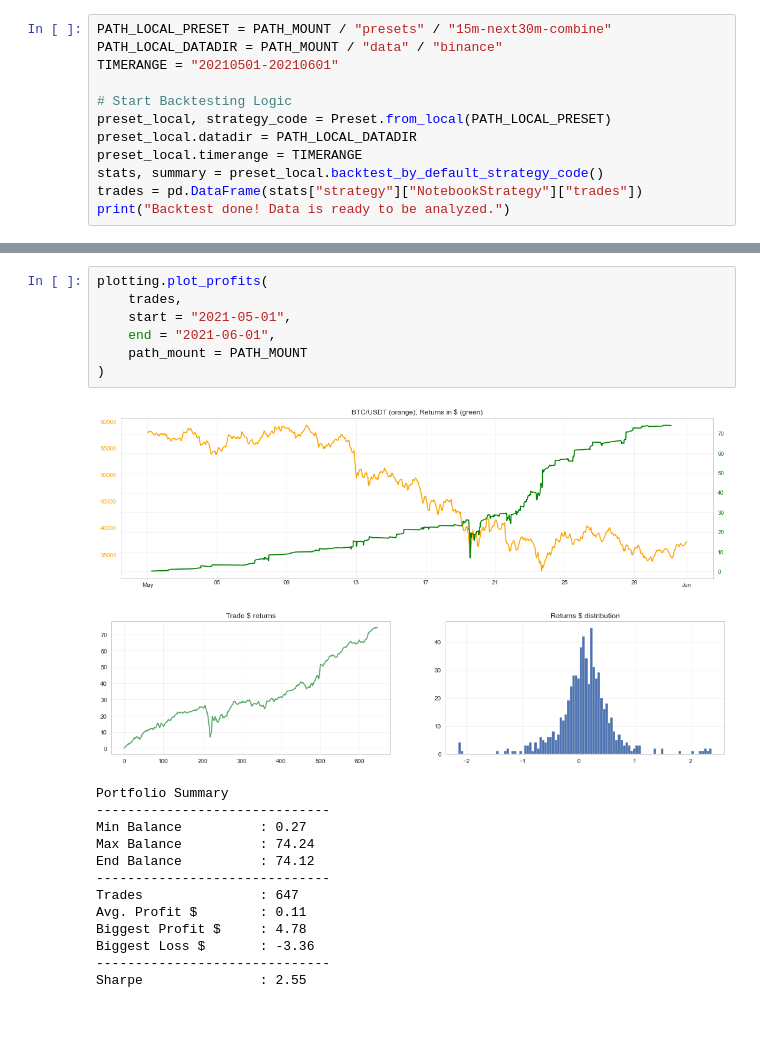
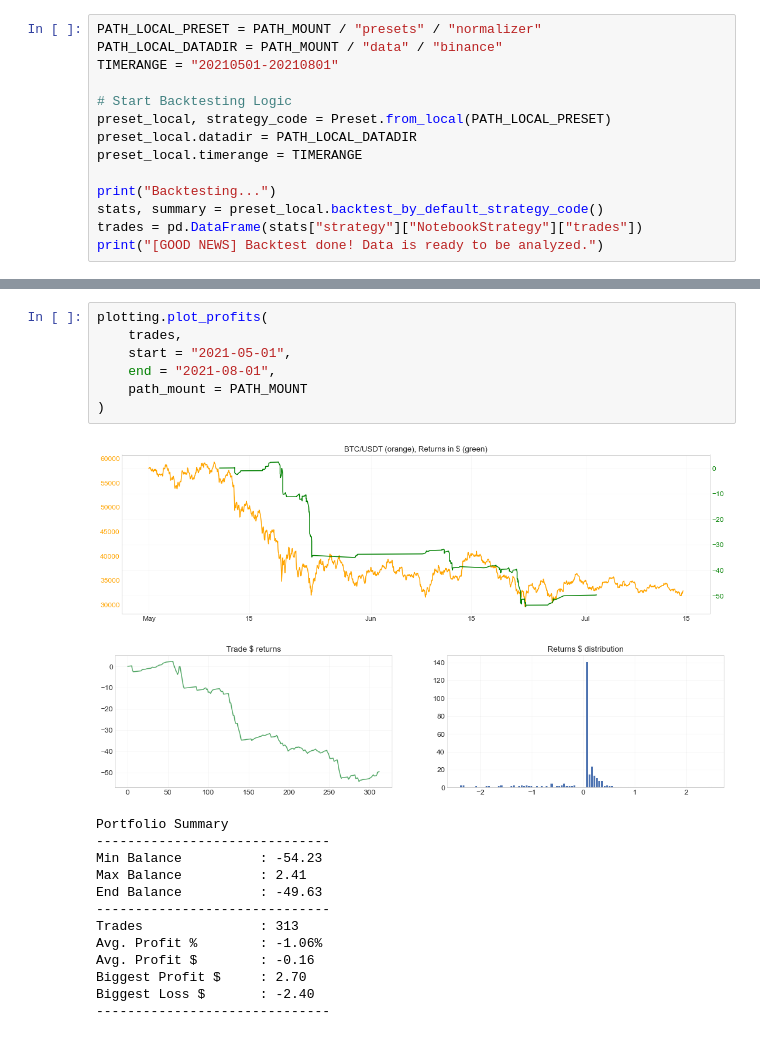
Before and after one commit to webclinic017/superft, a Jupyter notebook: notebooks/BT Local.ipynb, the cells around one changed output, grey strips where cells are left out. Drawn from its saved outputs; the diff is of its cells as text.

```diff
--- a/notebooks/BT Local.ipynb
+++ b/notebooks/BT Local.ipynb
@@ -39,14 +34,16 @@ The autoreload extension is already loaded. To reload it, use:
 Working Directory: C:\CS\Python\crypto-collection\freqtrade\superft
 # %%
-PATH_LOCAL_PRESET = PATH_MOUNT / "presets" / "15m-next30m-combine"
+PATH_LOCAL_PRESET = PATH_MOUNT / "presets" / "normalizer"
 PATH_LOCAL_DATADIR = PATH_MOUNT / "data" / "binance"
-TIMERANGE = "20210501-20210601"
+TIMERANGE = "20210501-20210801"
 
 # Start Backtesting Logic
 preset_local, strategy_code = Preset.from_local(PATH_LOCAL_PRESET)
 preset_local.datadir = PATH_LOCAL_DATADIR
 preset_local.timerange = TIMERANGE
+
+print("Backtesting...")
 stats, summary = preset_local.backtest_by_default_strategy_code()
 trades = pd.DataFrame(stats["strategy"]["NotebookStrategy"]["trades"])
-print("Backtest done! Data is ready to be analyzed.")
+print("[GOOD NEWS] Backtest done! Data is ready to be analyzed.")
 # %% [output]
@@ -76,25 +55,25 @@ Synced 5 W&B file(s), 0 media file(s), 0 artifact file(s) and 1 other file(s)
 # %%
 plotting.plot_profits(
     trades,
     start = "2021-05-01",
-    end = "2021-06-01",
+    end = "2021-08-01",
     path_mount = PATH_MOUNT
 )
 # %% [output]
-[figure, old version]
+[figure, new version]
-[figure, old version]
+[figure, new version]
 Portfolio Summary
 ------------------------------
-Min Balance          : 0.27
-Max Balance          : 74.24
-End Balance          : 74.12
+Min Balance          : -54.23
+Max Balance          : 2.41
+End Balance          : -49.63
 ------------------------------
-Trades               : 647
-Avg. Profit $        : 0.11
-Biggest Profit $     : 4.78
-Biggest Loss $       : -3.36
+Trades               : 313
+Avg. Profit %        : -1.06%
+Avg. Profit $        : -0.16
+Biggest Profit $     : 2.70
+Biggest Loss $       : -2.40
 ------------------------------
-Sharpe               : 2.55
 # %%
 # Running this cell will print backtest results
 results = stats["strategy"]["NotebookStrategy"]
```
Also changed, not shown: parts of 3 cells of this notebook, 13 other files.
